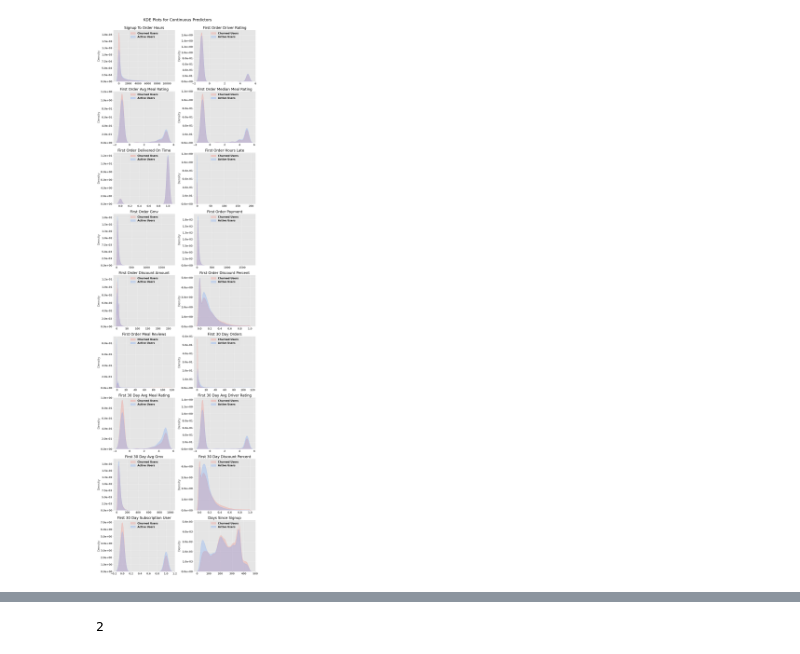
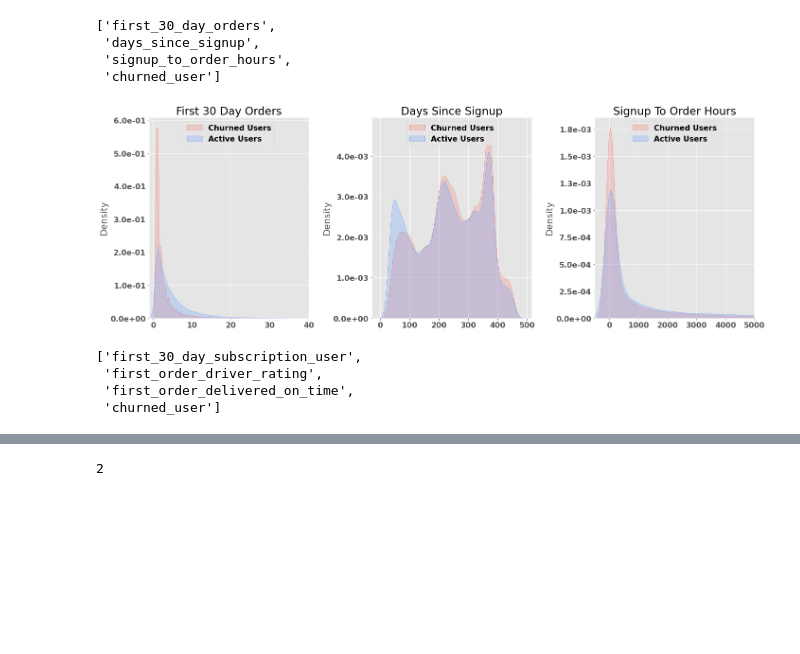
Before and after one commit to joesanfilippo/food_delivery_churn, a Jupyter notebook: notebooks/eda_notebook.ipynb, the cells around one changed output, grey strips where cells are left out. Drawn from its saved outputs; the diff is of its cells as text; code cells hidden in the pictures; blank space fills up the shorter version.

Commit message:
Updating images for deck and minor edits to README.md

```diff
--- a/notebooks/eda_notebook.ipynb
+++ b/notebooks/eda_notebook.ipynb
@@ -58,0 +109,14 @@ churn_df = pd.DataFrame(churn_query)
+# %%
+churn = churn_df[churn_df.churned_user == True].shape[0]
+active = churn_df[churn_df.churned_user == False].shape[0]
+
+fig, ax = plt.subplots(figsize=(15,10))
+ax.bar(x='Positive', height=churn, color='#F8766D', label="Churned Users")
+ax.bar(x='Negative', height = active, color='#619CFF', label="Active Users")
+ax.text(x='Positive', y=churn/2, s=str(f"{churn/churn_df.shape[0]:.1%}"), ha='center')
+ax.text(x='Negative', y=active/2, s=str(f"{active/churn_df.shape[0]:.1%}"), ha='center')
+ax.set_title("Class Distribution")
+ax.legend(loc=(0.8, 0.85))
+ax.get_yaxis().set_visible(False);
+plt.tight_layout()
+plt.savefig("../images/class_distribution.png")
@@ -61,7 +127,7 @@ churn_df.columns = [col.lower() for col in churn_df.columns.tolist()]
 churn_df.signup_time_utc = pd.to_datetime(churn_df.signup_time_utc)
 churn_df.last_order_time_utc = pd.to_datetime(churn_df.last_order_time_utc)
 churn_df.first_order_delivered_on_time = churn_df.first_order_delivered_on_time.astype(bool)
-churn_df['first_order_discount_percent'] = churn_df.first_order_discount_amount / churn_df.first_order_gmv
+# churn_df['first_order_discount_percent'] = churn_df.first_order_discount_amount / churn_df.first_order_gmv
 signup_date = churn_df.signup_time_utc.map(lambda x: x.floor('D'))
 churn_df['days_since_signup'] = (pd.to_datetime('today').floor('D') - signup_date).map(lambda x: x.days)
 churn_date = pd.to_datetime('today').floor('D') - pd.Timedelta(days=30)
@@ -140,23 +206,43 @@ kde_data
+# %%
+sig_kde = kde_data.loc[:,['first_30_day_orders','days_since_signup', 'signup_to_order_hours', 'churned_user']]
+sig_kde.columns.tolist()
+# %% [output]
+['first_30_day_orders',
+ 'days_since_signup',
+ 'signup_to_order_hours',
+ 'churned_user']
 # %%
-fig, axs = plt.subplots(nrows=np.ceil(len(kde_cols)/2).astype(int), ncols=2, figsize=(15,50))
+fig, axs = plt.subplots(nrows=1, ncols=3, figsize=(20,7))
 
-for col, ax in zip(kde_cols[:len(kde_cols)], axs.flatten()):
+for col, ax in zip(sig_kde.columns.tolist(), axs.flatten()):
 
-    churn = kde_data[kde_data.churned_user == True]
-    active = kde_data[kde_data.churned_user == False]
+    churn = sig_kde[sig_kde.churned_user == True]
+    active = sig_kde[sig_kde.churned_user == False]
 
     sns.kdeplot(churn[col], fill=True, bw_method=0.1, color='#F8766D', label='Churned Users', ax=ax)
     sns.kdeplot(active[col], fill=True, bw_method=0.1, color='#619CFF', label='Active Users', ax=ax)
     ax.set_xlabel('')
+    if col == 'first_30_day_orders':
+        ax.set_xlim(left=-1, right=40)
+    elif col == 'signup_to_order_hours':
+        ax.set_xlim(left=-500, right=5000)
     ax.yaxis.set_major_formatter(StrMethodFormatter('{x:.1e}'))
     ax.set_title(col.replace('_', ' ').title())
     ax.legend(loc='upper center')
 
-if len(kde_cols) % 2 == 1:
-    fig.delaxes(axs[np.ceil(len(kde_cols)/2).astype(int)-1,1])
+# if len(kde_cols) % 2 == 1:
+#     fig.delaxes(axs[np.ceil(len(kde_cols)/2).astype(int)-1,1])
 
 plt.tight_layout()
-_ = plt.suptitle("KDE Plots for Continuous Predictors",y=1.01, fontsize=25)
-# plt.savefig()
+# plt.suptitle("Top 3 Predictors",y=0.95, fontsize=25)
+plt.savefig("../images/top_3_predictors.png", dpi=400)
 # %% [output]
-[figure, old version]
+[figure, new version]
+# %%
+non_sig_kde = kde_data.loc[:,['first_30_day_subscription_user','first_order_driver_rating', 'first_order_delivered_on_time', 'churned_user']]
+non_sig_kde.columns.tolist()
+# %% [output]
+['first_30_day_subscription_user',
+ 'first_order_driver_rating',
+ 'first_order_delivered_on_time',
+ 'churned_user']
```
Also changed, not shown: parts of 11 cells of this notebook, 17 other files.
